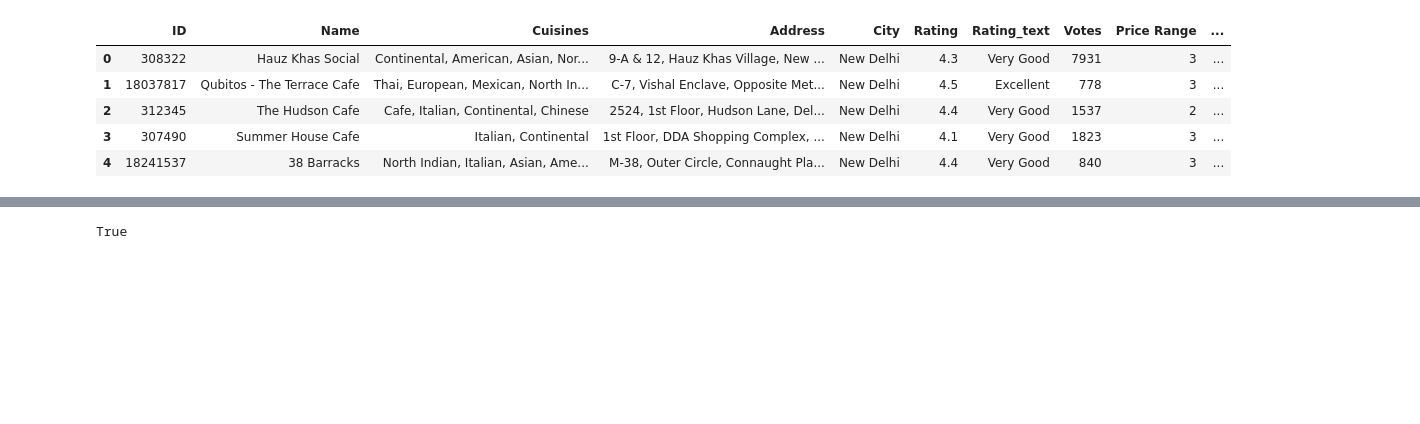
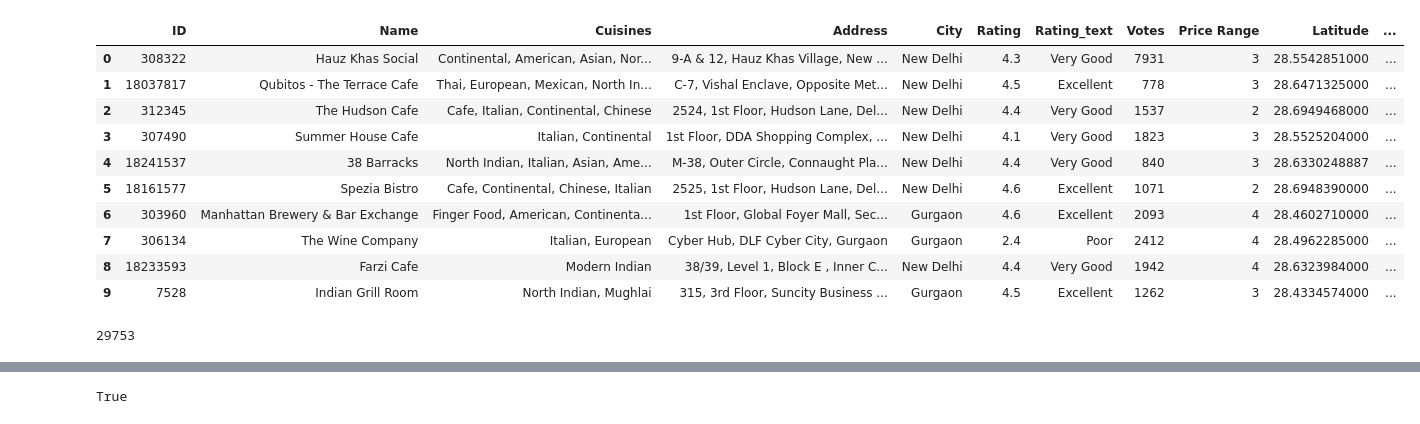
Before and after one commit to keerthi-ds777/restaurant-app, a Jupyter notebook: main.ipynb, the cells around one changed output, grey strips where cells are left out. Saved outputs shown, nothing was run; the diff lists cells and outputs as text; code cells hidden in the pictures; blank space fills up the shorter version.

```diff
--- a/main.ipynb
+++ b/main.ipynb
@@ -1,47 +1,50 @@
 # %%
 import json
 import pandas as pd
 
+restaurants = []
+for i in range(1,6):
+        # Load JSON file
+        with open(r'data\file{}.json'.format(i), "r", encoding="utf-8") as file:
+            data = json.load(file)
 
-# Load JSON file
-with open(r'C:\Users\loges\Desktop\python\sample projects\GUVI\restaurant\data\file1.json', "r", encoding="utf-8") as file:
-    data = json.load(file)
+        # Extract relevant information
 
-# Extract relevant information
-restaurants = []
-for item in data:  # data is a list, so iterate directly
-    if isinstance(item, dict) and "restaurants" in item:  # Ensure correct structure
-        for rest in item["restaurants"]:
-            restaurant = rest["restaurant"]
-            restaurants.append({
-                "ID": restaurant.get("id"),
-                "Name": restaurant.get("name"),
-                "Cuisines": restaurant.get("cuisines"),
-                "Address": restaurant["location"].get("address"),
-                "City": restaurant["location"].get("city"),
-                "Rating": restaurant["user_rating"].get("aggregate_rating"),
-                "Rating_text": restaurant["user_rating"].get("rating_text"),
-                "Votes": restaurant["user_rating"].get("votes"),
-                "Price Range": restaurant.get("price_range"),
-                "Online Delivery": "Yes" if restaurant.get("has_online_delivery") else "No",
-                "Table Booking": "Yes" if restaurant.get("has_table_booking") else "No",
-                "Average Cost for Two": restaurant.get("average_cost_for_two"),
-                "Photo_urls": restaurant.get("photos_url"),
-            })
-
+        for item in data:  # data is a list, so iterate directly
+            if isinstance(item, dict) and "restaurants" in item:  # Ensure correct structure
+                for rest in item["restaurants"]:
+                    restaurant = rest["restaurant"]
+                    restaurants.append({
+                        "ID": restaurant.get("id"),
+                        "Name": restaurant.get("name"),
+                        "Cuisines": restaurant.get("cuisines"),
+                        "Address": restaurant["location"].get("address"),
+                        "City": restaurant["location"].get("city"),
+                        "Rating": restaurant["user_rating"].get("aggregate_rating"),
+                        "Rating_text": restaurant["user_rating"].get("rating_text"),
+                        "Votes": restaurant["user_rating"].get("votes"),
+                        "Price Range": restaurant.get("price_range"),
+                        "Latitude": restaurant["location"].get("latitude"),
+                        "Longitude": restaurant["location"].get("longitude"),
+                        "Online Delivery": "Yes" if restaurant.get("has_online_delivery") else "No",
+                        "Table Booking": "Yes" if restaurant.get("has_table_booking") else "No",
+                        "Average Cost for Two": restaurant.get("average_cost_for_two"),
+                        "Photo_urls": restaurant.get("photos_url"),
+                    })
 # Convert to DataFrame
 df = pd.DataFrame(restaurants)
 
 
-# Save as CSV
-df.to_csv("restaurants_table.csv", index=False)
-
-# Display the first few rows
-df.head()
+df.head(10)  # Display the first 10 rows of the DataFrame
 # %% [output]
-|  | ID | Name | Cuisines | Address | City | Rating | Rating_text | Votes | Price Range | ... |
-| 0 | 308322 | Hauz Khas Social | Continental, American, Asian, Nor... | 9-A & 12, Hauz Khas Village, New ... | New Delhi | 4.3 | Very Good | 7931 | 3 | ... |
-| 1 | 18037817 | Qubitos - The Terrace Cafe | Thai, European, Mexican, North In... | C-7, Vishal Enclave, Opposite Met... | New Delhi | 4.5 | Excellent | 778 | 3 | ... |
-| 2 | 312345 | The Hudson Cafe | Cafe, Italian, Continental, Chinese | 2524, 1st Floor, Hudson Lane, Del... | New Delhi | 4.4 | Very Good | 1537 | 2 | ... |
-| 3 | 307490 | Summer House Cafe | Italian, Continental | 1st Floor, DDA Shopping Complex, ... | New Delhi | 4.1 | Very Good | 1823 | 3 | ... |
-| 4 | 18241537 | 38 Barracks | North Indian, Italian, Asian, Ame... | M-38, Outer Circle, Connaught Pla... | New Delhi | 4.4 | Very Good | 840 | 3 | ... |
+|  | ID | Name | Cuisines | Address | City | Rating | Rating_text | Votes | Price Range | Latitude | ... |
+| 0 | 308322 | Hauz Khas Social | Continental, American, Asian, Nor... | 9-A & 12, Hauz Khas Village, New ... | New Delhi | 4.3 | Very Good | 7931 | 3 | 28.5542851000 | ... |
+| 1 | 18037817 | Qubitos - The Terrace Cafe | Thai, European, Mexican, North In... | C-7, Vishal Enclave, Opposite Met... | New Delhi | 4.5 | Excellent | 778 | 3 | 28.6471325000 | ... |
+| 2 | 312345 | The Hudson Cafe | Cafe, Italian, Continental, Chinese | 2524, 1st Floor, Hudson Lane, Del... | New Delhi | 4.4 | Very Good | 1537 | 2 | 28.6949468000 | ... |
+| 3 | 307490 | Summer House Cafe | Italian, Continental | 1st Floor, DDA Shopping Complex, ... | New Delhi | 4.1 | Very Good | 1823 | 3 | 28.5525204000 | ... |
+| 4 | 18241537 | 38 Barracks | North Indian, Italian, Asian, Ame... | M-38, Outer Circle, Connaught Pla... | New Delhi | 4.4 | Very Good | 840 | 3 | 28.6330248887 | ... |
+| 5 | 18161577 | Spezia Bistro | Cafe, Continental, Chinese, Italian | 2525, 1st Floor, Hudson Lane, Del... | New Delhi | 4.6 | Excellent | 1071 | 2 | 28.6948390000 | ... |
+| 6 | 303960 | Manhattan Brewery & Bar Exchange | Finger Food, American, Continenta... | 1st Floor, Global Foyer Mall, Sec... | Gurgaon | 4.6 | Excellent | 2093 | 4 | 28.4602710000 | ... |
+| 7 | 306134 | The Wine Company | Italian, European | Cyber Hub, DLF Cyber City, Gurgaon | Gurgaon | 2.4 | Poor | 2412 | 4 | 28.4962285000 | ... |
+| 8 | 18233593 | Farzi Cafe | Modern Indian | 38/39, Level 1, Block E , Inner C... | New Delhi | 4.4 | Very Good | 1942 | 4 | 28.6323984000 | ... |
+| 9 | 7528 | Indian Grill Room | North Indian, Mughlai | 315, 3rd Floor, Suncity Business ... | Gurgaon | 4.5 | Excellent | 1262 | 3 | 28.4334574000 | ... |
@@ -47,0 +67,5 @@ df.head()
+# %%
+# Save as CSV
+df.to_sql('restaurants_table', con=engine, if_exists='replace', index=False)
+# %% [output]
+29753
```
Also changed, not shown: parts of 14 cells of this notebook, 5 other files.
